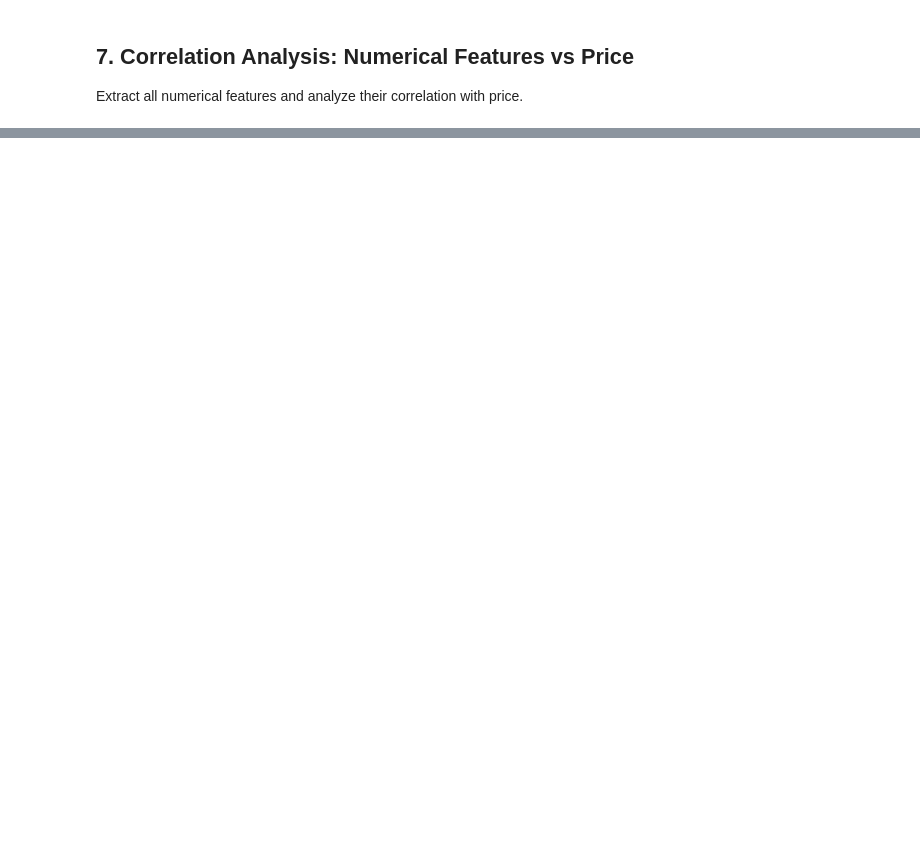
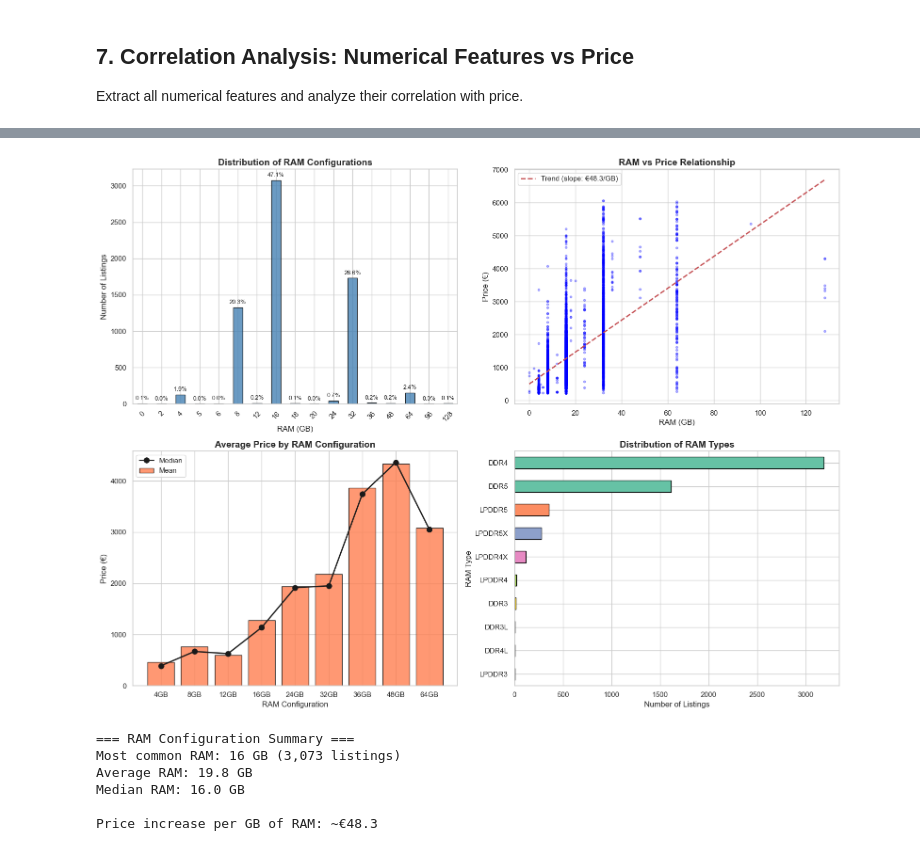
Before and after one commit to jardinast/computer_price_assistant, a Jupyter notebook: notebooks/01_eda.ipynb, the cells around one changed output, grey strips where cells are left out. Cells and saved outputs as stored; diff of their text form; code cells hidden in the pictures; blank space fills up the shorter version.

```diff
--- a/notebooks/01_eda.ipynb
+++ b/notebooks/01_eda.ipynb
@@ -1101,0 +1702,79 @@ The EDA revealed key insights about the computer marketplace dataset and informe
+# %%
+# RAM Configuration Analysis
+fig, axes = plt.subplots(2, 2, figsize=(16, 12))
+
+# 1. RAM Distribution
+ax1 = axes[0, 0]
+ram_counts = df_features['_ram_gb'].dropna().value_counts().sort_index()
+ram_counts.plot(kind='bar', ax=ax1, color='steelblue', edgecolor='black', alpha=0.8)
+ax1.set_xlabel('RAM (GB)', fontsize=12)
+ax1.set_ylabel('Number of Listings', fontsize=12)
+ax1.set_title('Distribution of RAM Configurations', fontsize=14, fontweight='bold')
+ax1.set_xticklabels([f'{int(x)}' for x in ram_counts.index], rotation=45)
+
+# Add percentage labels
+total = ram_counts.sum()
+for i, (ram, count) in enumerate(ram_counts.items()):
+    ax1.text(i, count + 50, f'{count/total*100:.1f}%', ha='center', fontsize=9)
+
+# 2. RAM vs Price scatter
+ax2 = axes[0, 1]
+df_ram = df_features[df_features['_ram_gb'].notna() & df_features['_precio_num'].notna()]
+ax2.scatter(df_ram['_ram_gb'], df_ram['_precio_num'], alpha=0.3, s=10, c='blue')
+ax2.set_xlabel('RAM (GB)', fontsize=12)
+ax2.set_ylabel('Price (€)', fontsize=12)
+ax2.set_title('RAM vs Price Relationship', fontsize=14, fontweight='bold')
+
+# Add trend line
+if len(df_ram) > 10:
+    z = np.polyfit(df_ram['_ram_gb'], df_ram['_precio_num'], 1)
+    p = np.poly1d(z)
+    x_line = np.linspace(df_ram['_ram_gb'].min(), df_ram['_ram_gb'].max(), 100)
+    ax2.plot(x_line, p(x_line), 'r--', linewidth=2, label=f'Trend (slope: €{z[0]:.1f}/GB)')
+    ax2.legend()
+
+# 3. Average Price by RAM
+ax3 = axes[1, 0]
+ram_price = df_features.groupby('_ram_gb')['_precio_num'].agg(['mean', 'median', 'count']).reset_index()
+ram_price = ram_price[ram_price['count'] >= 10]  # Filter low counts
+x_pos = range(len(ram_price))
+ax3.bar(x_pos, ram_price['mean'], color='coral', alpha=0.8, label='Mean', edgecolor='black')
+ax3.plot(x_pos, ram_price['median'], 'ko-', linewidth=2, markersize=8, label='Median')
+ax3.set_xticks(x_pos)
+ax3.set_xticklabels([f'{int(x)}GB' for x in ram_price['_ram_gb']])
+ax3.set_xlabel('RAM Configuration', fontsize=12)
+ax3.set_ylabel('Price (€)', fontsize=12)
+ax3.set_title('Average Price by RAM Configuration', fontsize=14, fontweight='bold')
+ax3.legend()
+
+# 4. RAM Type Distribution (if available)
+ax4 = axes[1, 1]
+if 'RAM_Tipo de RAM' in df_features.columns:
+    ram_type = df_features['RAM_Tipo de RAM'].value_counts().head(10)
+    colors = plt.cm.Set2(np.linspace(0, 1, len(ram_type)))
+    ram_type.plot(kind='barh', ax=ax4, color=colors, edgecolor='black')
+    ax4.set_xlabel('Number of Listings', fontsize=12)
+    ax4.set_ylabel('RAM Type', fontsize=12)
+    ax4.set_title('Distribution of RAM Types', fontsize=14, fontweight='bold')
+    ax4.invert_yaxis()
+else:
+    ax4.text(0.5, 0.5, 'RAM Type data not available', ha='center', va='center', fontsize=14)
+    ax4.set_axis_off()
+
+plt.tight_layout()
+plt.show()
+
+# Summary statistics
+print("\n=== RAM Configuration Summary ===")
+print(f"Most common RAM: {int(df_features['_ram_gb'].mode().iloc[0])} GB ({df_features['_ram_gb'].value_counts().iloc[0]:,} listings)")
+print(f"Average RAM: {df_features['_ram_gb'].mean():.1f} GB")
+print(f"Median RAM: {df_features['_ram_gb'].median():.1f} GB")
+print(f"\nPrice increase per GB of RAM: ~€{z[0]:.1f}" if len(df_ram) > 10 else "")
+# %% [output]
+[figure, added]
+=== RAM Configuration Summary ===
+Most common RAM: 16 GB (3,073 listings)
+Average RAM: 19.8 GB
+Median RAM: 16.0 GB
+
+Price increase per GB of RAM: ~€48.3
```
Also changed, not shown: parts of 62 cells of this notebook, 8 other files.
